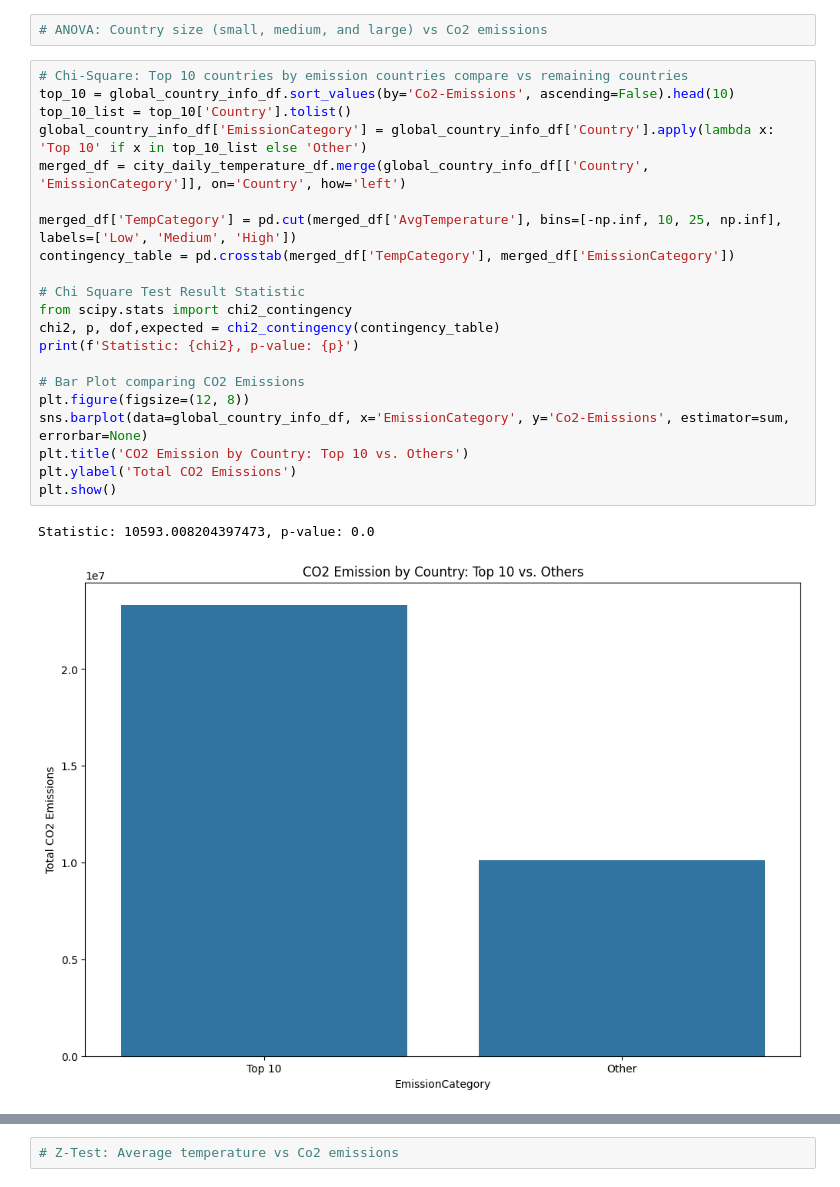
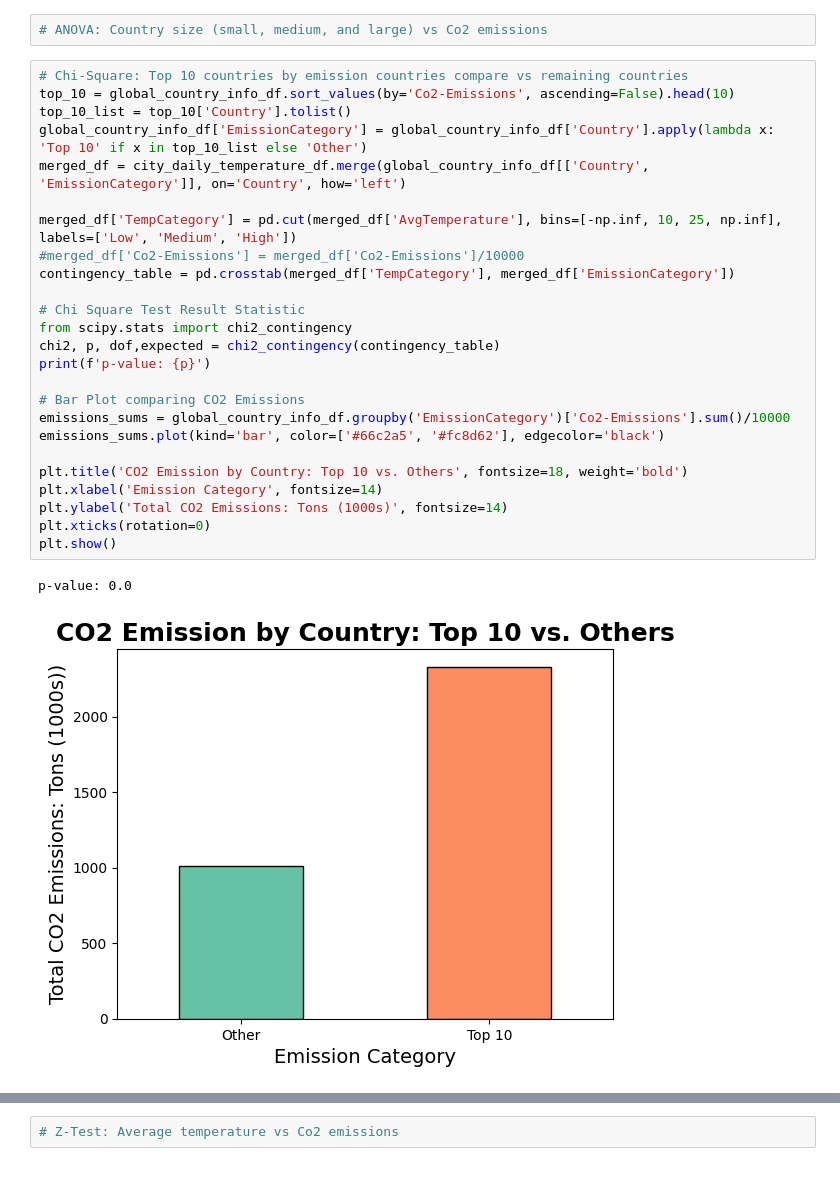
Before and after one commit to evannt/MotherNature, a Jupyter notebook: mother_nature.ipynb, the cells around one changed output, grey strips where cells are left out. Cells and saved outputs as stored; diff of their text form.

```diff
--- a/mother_nature.ipynb
+++ b/mother_nature.ipynb
@@ -242,27 +242,31 @@ combined_monthly_df['Month'] = combined_monthly_df['Month'].replace(month_dict)
 # %%
 # Chi-Square: Top 10 countries by emission countries compare vs remaining countries
 top_10 = global_country_info_df.sort_values(by='Co2-Emissions', ascending=False).head(10)
 top_10_list = top_10['Country'].tolist()
 global_country_info_df['EmissionCategory'] = global_country_info_df['Country'].apply(lambda x: 'Top 10' if x in top_10_list else 'Other')
 merged_df = city_daily_temperature_df.merge(global_country_info_df[['Country', 'EmissionCategory']], on='Country', how='left')
 
 merged_df['TempCategory'] = pd.cut(merged_df['AvgTemperature'], bins=[-np.inf, 10, 25, np.inf], labels=['Low', 'Medium', 'High'])
+#merged_df['Co2-Emissions'] = merged_df['Co2-Emissions']/10000
 contingency_table = pd.crosstab(merged_df['TempCategory'], merged_df['EmissionCategory'])
 
 # Chi Square Test Result Statistic
 from scipy.stats import chi2_contingency
 chi2, p, dof,expected = chi2_contingency(contingency_table)
-print(f'Statistic: {chi2}, p-value: {p}')
+print(f'p-value: {p}')
 
 # Bar Plot comparing CO2 Emissions
-plt.figure(figsize=(12, 8))
-sns.barplot(data=global_country_info_df, x='EmissionCategory', y='Co2-Emissions', estimator=sum, errorbar=None)
-plt.title('CO2 Emission by Country: Top 10 vs. Others')
-plt.ylabel('Total CO2 Emissions')
+emissions_sums = global_country_info_df.groupby('EmissionCategory')['Co2-Emissions'].sum()/10000
+emissions_sums.plot(kind='bar', color=['#66c2a5', '#fc8d62'], edgecolor='black')
+
+plt.title('CO2 Emission by Country: Top 10 vs. Others', fontsize=18, weight='bold')
+plt.xlabel('Emission Category', fontsize=14)
+plt.ylabel('Total CO2 Emissions: Tons (1000s)', fontsize=14)
+plt.xticks(rotation=0)
 plt.show()
 # %% [output]
-Statistic: 10593.008204397473, p-value: 0.0
+p-value: 0.0
-[figure, old version]
+[figure, new version]
 # %% [markdown]
     Summary of Chi-Square
 Summary: Our null hypothesis is that the size of a country does not directly influence its CO2 emissions. Our alternate hypothesis is that the size
```
Also changed, not shown: parts of 1 cell of this notebook.
